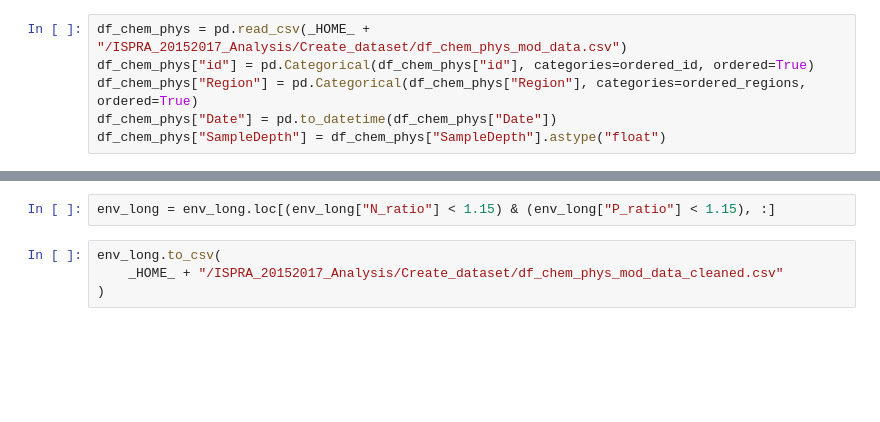
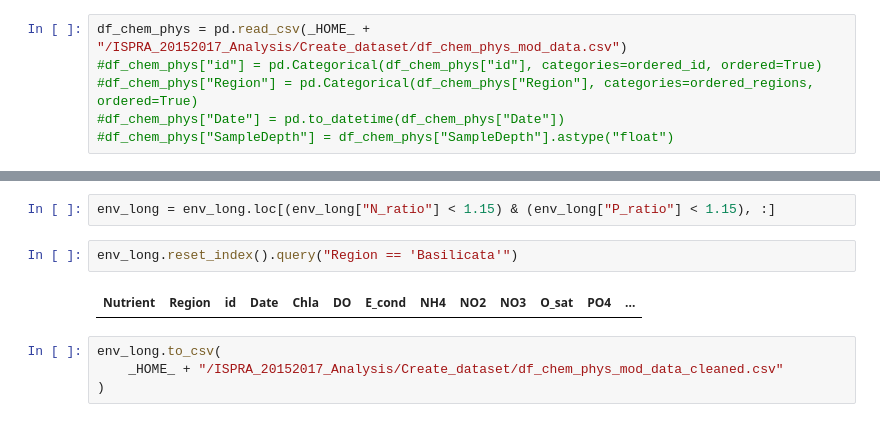
Before and after one commit to Alberto-Ghedin/ISPRA_20152017_Analysis, a Jupyter notebook: Create_dataset/modify_raw_env_data.ipynb, the cells around one changed output, grey strips where cells are left out. Drawn from its saved outputs; the diff is of its cells as text; blank space fills up the shorter version.

```diff
--- a/Create_dataset/modify_raw_env_data.ipynb
+++ b/Create_dataset/modify_raw_env_data.ipynb
@@ -409,7 +465,7 @@ df_chem_phys.to_csv(_HOME_ + "/ISPRA_20152017_Analysis/Create_dataset/df_chem_ph
 ## Clean data
 # %%
 df_chem_phys = pd.read_csv(_HOME_ + "/ISPRA_20152017_Analysis/Create_dataset/df_chem_phys_mod_data.csv")
-df_chem_phys["id"] = pd.Categorical(df_chem_phys["id"], categories=ordered_id, ordered=True)
-df_chem_phys["Region"] = pd.Categorical(df_chem_phys["Region"], categories=ordered_regions, ordered=True)
-df_chem_phys["Date"] = pd.to_datetime(df_chem_phys["Date"])
-df_chem_phys["SampleDepth"] = df_chem_phys["SampleDepth"].astype("float")
+#df_chem_phys["id"] = pd.Categorical(df_chem_phys["id"], categories=ordered_id, ordered=True)
+#df_chem_phys["Region"] = pd.Categorical(df_chem_phys["Region"], categories=ordered_regions, ordered=True)
+#df_chem_phys["Date"] = pd.to_datetime(df_chem_phys["Date"])
+#df_chem_phys["SampleDepth"] = df_chem_phys["SampleDepth"].astype("float")
@@ -501,6 +561,10 @@ env_long["N_ratio"] = (env_long["NO3"] + env_long["NH4"] + env_long["NO2"]) / en
 env_long["P_ratio"] = env_long["PO4"] / env_long["TP"]
 # %%
 env_long = env_long.loc[(env_long["N_ratio"] < 1.15) & (env_long["P_ratio"] < 1.15), :]
+# %%
+env_long.reset_index().query("Region == 'Basilicata'")
+# %% [output]
+| Nutrient | Region | id | Date | Chla | DO | E_cond | NH4 | NO2 | NO3 | O_sat | PO4 | ... |
 # %%
 env_long.to_csv(
     _HOME_ + "/ISPRA_20152017_Analysis/Create_dataset/df_chem_phys_mod_data_cleaned.csv"
```
Also changed, not shown: parts of 8 cells of this notebook, 17 other files.
